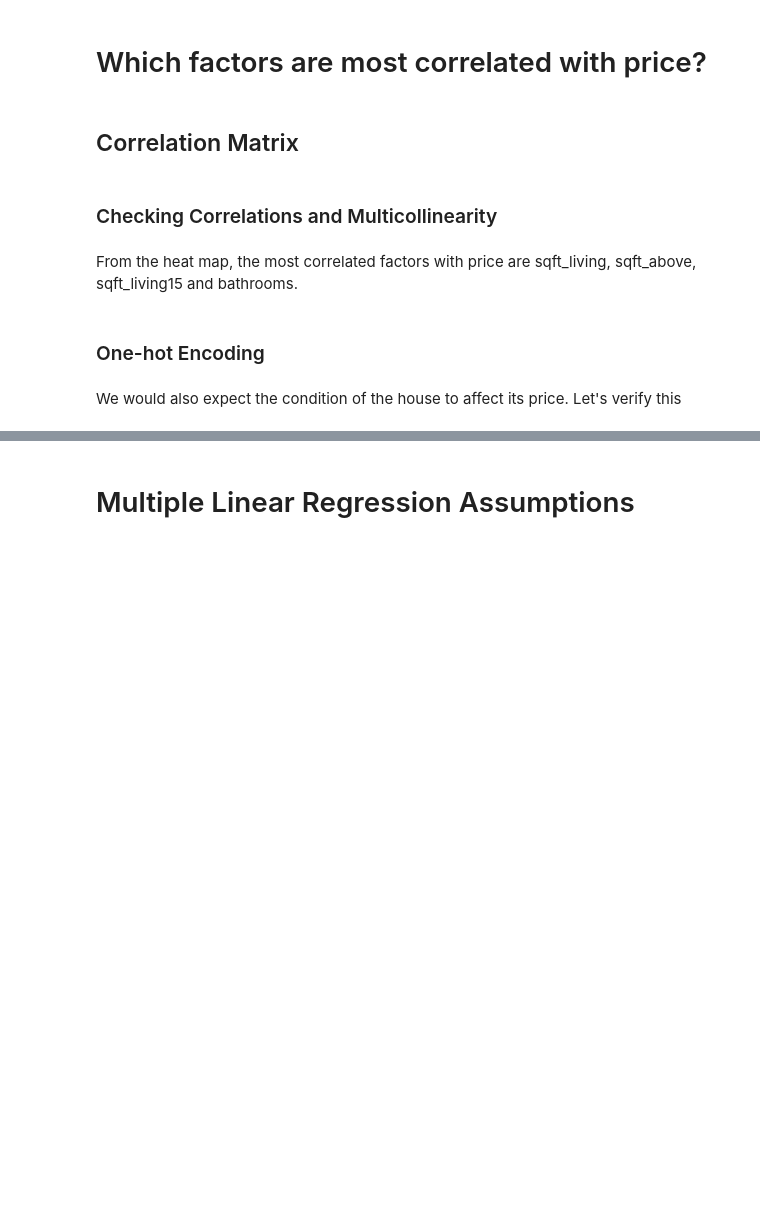
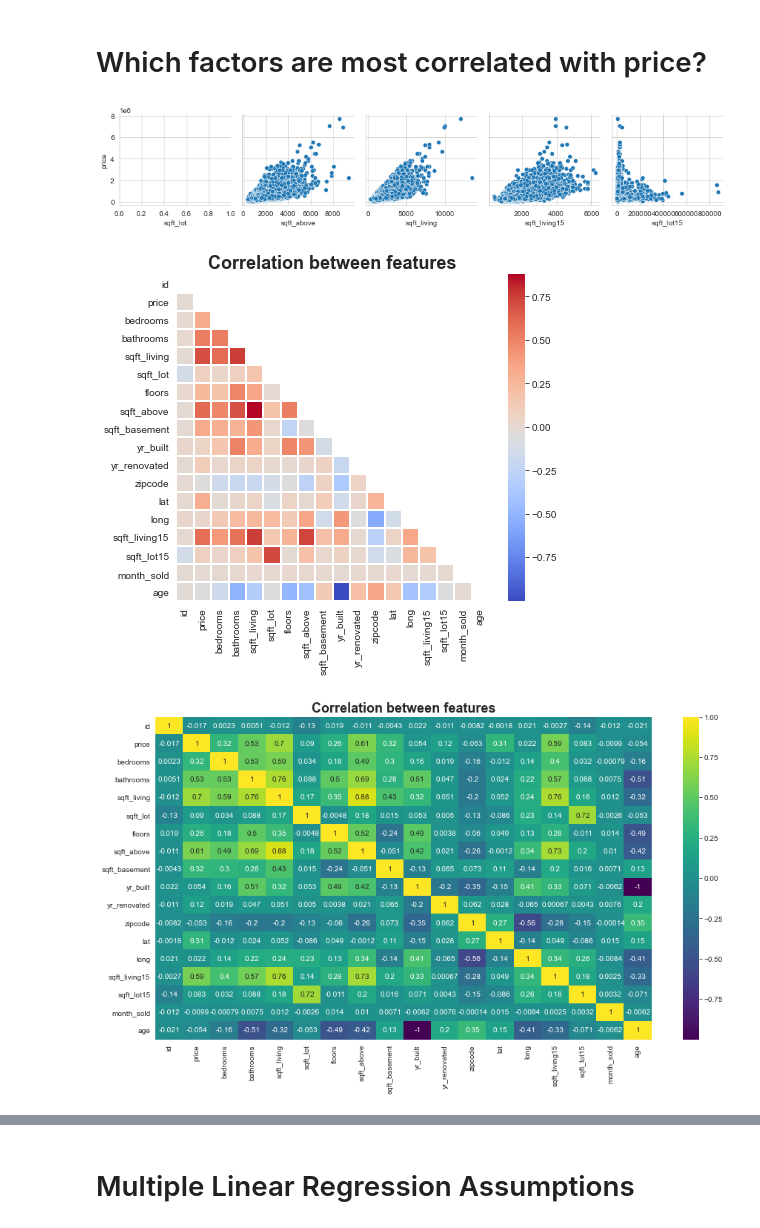
Before and after one commit to CliffShitote/Phase-2-Project-group-2.3, a Jupyter notebook: student.ipynb, the cells around one changed output, grey strips where cells are left out. Saved outputs shown, nothing was run; the diff lists cells and outputs as text; code cells hidden in the pictures; blank space fills up the shorter version.

```diff
--- a/student.ipynb
+++ b/student.ipynb
@@ -629,9 +600,18 @@ corr
-# %% [markdown]
-## Correlation Matrix
-# %% [markdown]
-### Checking Correlations and Multicollinearity
 # %%
 # Lets create a heatmap to check for correlations
+sns.pairplot(data=df, x_vars=['sqft_lot','sqft_above','sqft_living','sqft_living15','sqft_lot15'], y_vars=["price"]);
+
+corr = df.corr()
+plt.figure(figsize=(7,6))
+mask = np.triu(np.ones_like(corr, dtype=bool))
+sns.heatmap(df.corr(), cmap= 'coolwarm', mask= mask, linewidth= 1)
+plt.title("Correlation between features",weight='bold',fontsize=18)
+plt.show()
+
 fig, ax = plt.subplots(figsize=(15,8))
-ax= sns.heatmap(df.corr(), annot=True, cmap="crest")
+ax= sns.heatmap(df.corr(), annot=True, cmap="viridis")
 plt.title("Correlation between features",weight='bold',fontsize=18);
+# %% [output]
+[figure, added]
+[figure, added]
+[figure, added]
@@ -644,6 +617,0 @@ plt.show()
-# %% [markdown]
-From the heat map, the most correlated factors with price are sqft_living, sqft_above, sqft_living15 and bathrooms.
-# %% [markdown]
-### One-hot Encoding
-# %% [markdown]
-We would also expect the condition of the house to affect its price. Let's verify this
```
Also changed, not shown: parts of 118 cells of this notebook, 1 other file.
